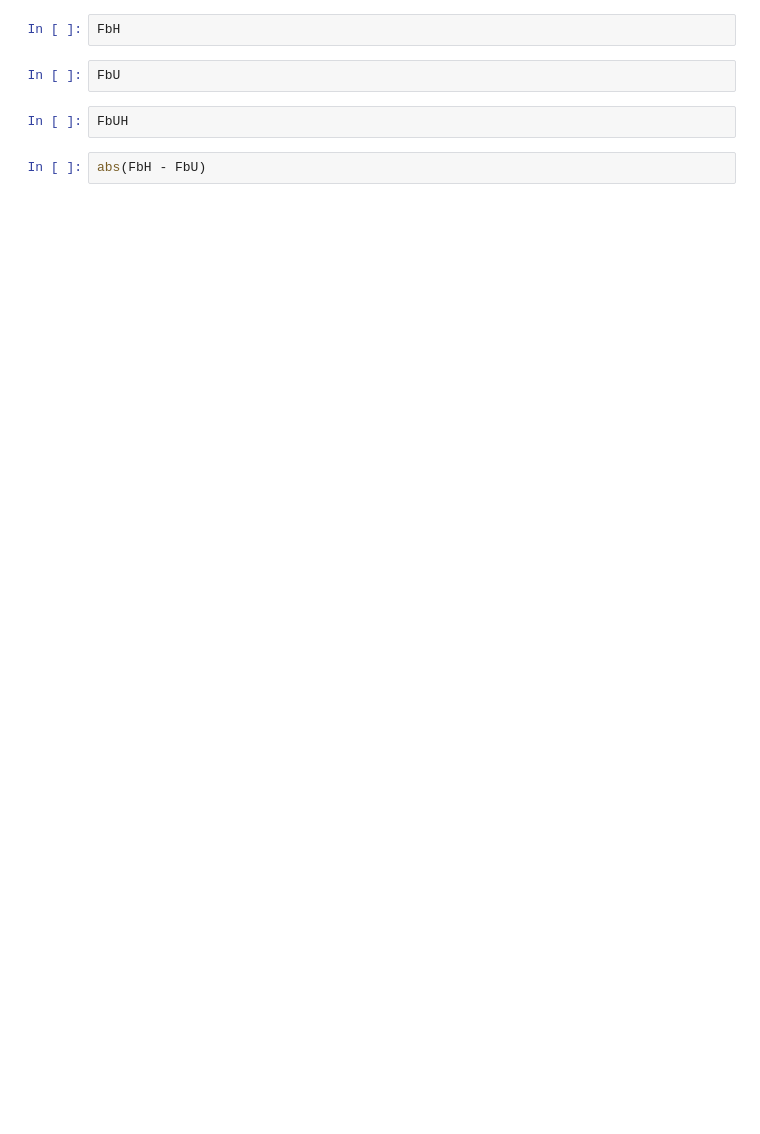
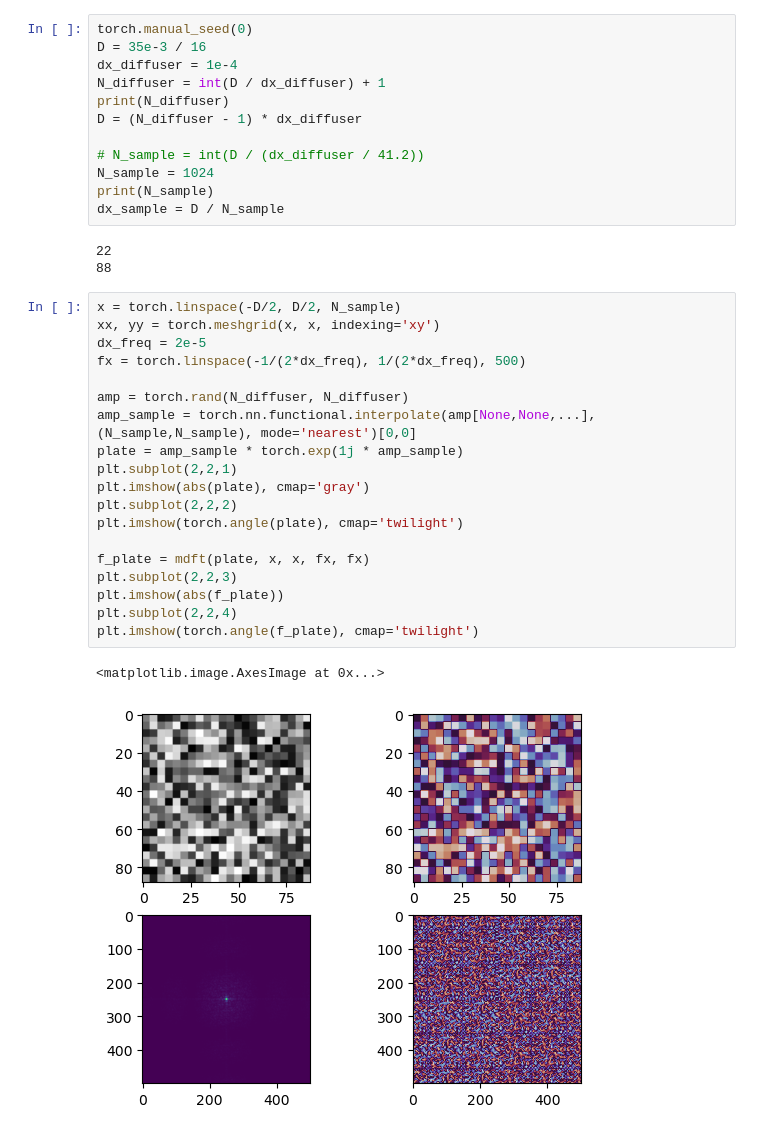
Before and after one commit to whywww/ASASM, a Jupyter notebook: test.ipynb, the cells around one changed output. Cells and saved outputs as stored; diff of their text form; blank space fills up the shorter version.

```diff
--- a/test.ipynb
+++ b/test.ipynb
@@ -130,8 +7,37 @@ FbH = (g(fx).max() - g(fx).min()) / (2*torch.pi)
-# %%
-FbH
-# %%
-FbU
-# %%
-FbUH
-# %%
-abs(FbH - FbU)
+# %%
+torch.manual_seed(0)
+D = 35e-3 / 16
+dx_diffuser = 1e-4
+N_diffuser = int(D / dx_diffuser) + 1
+print(N_diffuser)
+D = (N_diffuser - 1) * dx_diffuser
+
+# N_sample = int(D / (dx_diffuser / 41.2))
+N_sample = 1024
+print(N_sample)
+dx_sample = D / N_sample
+# %% [output]
+22
+88
+# %%
+x = torch.linspace(-D/2, D/2, N_sample)
+xx, yy = torch.meshgrid(x, x, indexing='xy')
+dx_freq = 2e-5
+fx = torch.linspace(-1/(2*dx_freq), 1/(2*dx_freq), 500)
+
+amp = torch.rand(N_diffuser, N_diffuser)
+amp_sample = torch.nn.functional.interpolate(amp[None,None,...], (N_sample,N_sample), mode='nearest')[0,0]
+plate = amp_sample * torch.exp(1j * amp_sample)
+plt.subplot(2,2,1)
+plt.imshow(abs(plate), cmap='gray')
+plt.subplot(2,2,2)
+plt.imshow(torch.angle(plate), cmap='twilight')
+
+f_plate = mdft(plate, x, x, fx, fx)
+plt.subplot(2,2,3)
+plt.imshow(abs(f_plate))
+plt.subplot(2,2,4)
+plt.imshow(torch.angle(f_plate), cmap='twilight')
+# %% [output]
+<matplotlib.image.AxesImage at 0x...>
+[figure, added]
```
Also changed, not shown: parts of 18 cells of this notebook.
